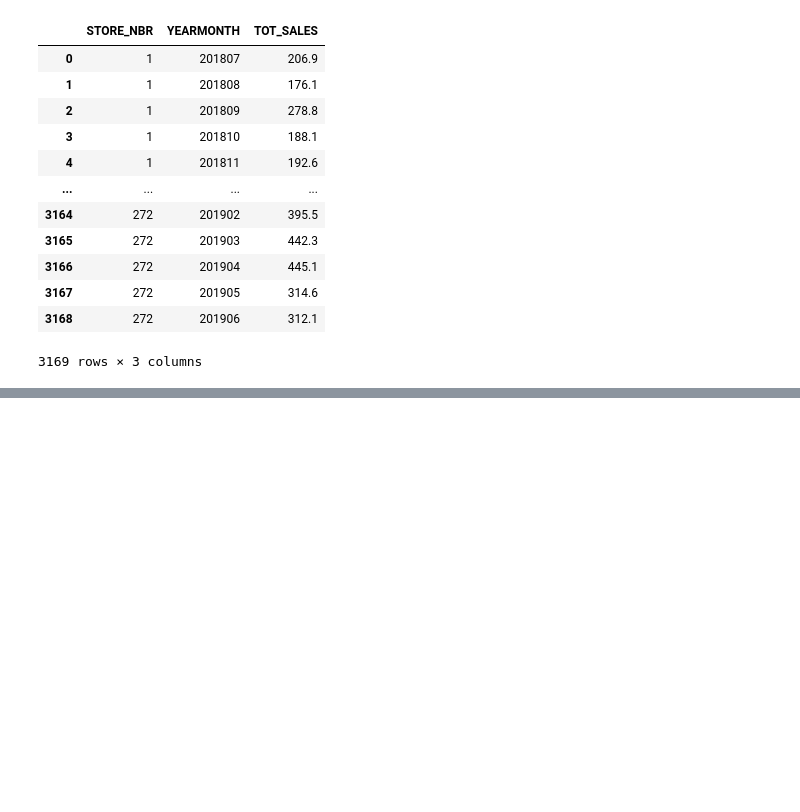
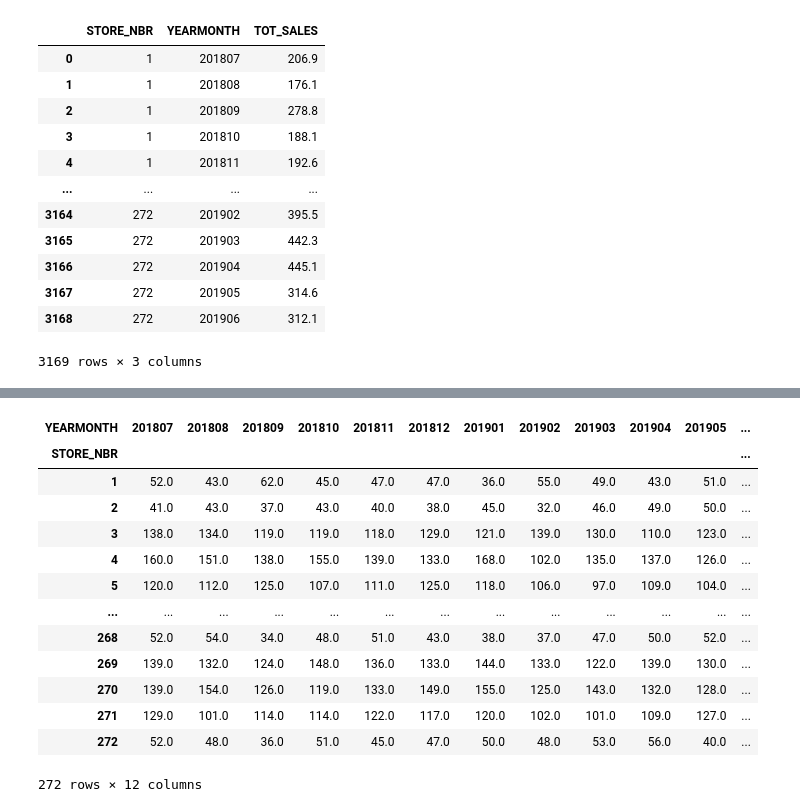
Before and after one commit to wa-le/Quantium-Forage-Virtual-Internship, a Jupyter notebook: my_quantium_T2.ipynb, the cells around one changed output, grey strips where cells are left out. Cells and saved outputs as stored; diff of their text form; code cells hidden in the pictures; blank space fills up the shorter version.

```diff
--- a/my_quantium_T2.ipynb
+++ b/my_quantium_T2.ipynb
@@ -184,0 +257,19 @@ df1.head(1)
+# %%
+# now, we check stores that have no sale(no full observation) during our total observation period
+no_sale = pd.pivot_table(df1, index = 'STORE_NBR', columns = 'YEARMONTH', values = 'TXN_ID', aggfunc = 'count')
+no_sale
+# %% [output]
+| YEARMONTH | 201807 | 201808 | 201809 | 201810 | 201811 | 201812 | 201901 | 201902 | 201903 | 201904 | 201905 | ... |
+| STORE_NBR |  |  |  |  |  |  |  |  |  |  |  | ... |
+| 1 | 52.0 | 43.0 | 62.0 | 45.0 | 47.0 | 47.0 | 36.0 | 55.0 | 49.0 | 43.0 | 51.0 | ... |
+| 2 | 41.0 | 43.0 | 37.0 | 43.0 | 40.0 | 38.0 | 45.0 | 32.0 | 46.0 | 49.0 | 50.0 | ... |
+| 3 | 138.0 | 134.0 | 119.0 | 119.0 | 118.0 | 129.0 | 121.0 | 139.0 | 130.0 | 110.0 | 123.0 | ... |
+| 4 | 160.0 | 151.0 | 138.0 | 155.0 | 139.0 | 133.0 | 168.0 | 102.0 | 135.0 | 137.0 | 126.0 | ... |
+| 5 | 120.0 | 112.0 | 125.0 | 107.0 | 111.0 | 125.0 | 118.0 | 106.0 | 97.0 | 109.0 | 104.0 | ... |
+| ... | ... | ... | ... | ... | ... | ... | ... | ... | ... | ... | ... | ... |
+| 268 | 52.0 | 54.0 | 34.0 | 48.0 | 51.0 | 43.0 | 38.0 | 37.0 | 47.0 | 50.0 | 52.0 | ... |
+| 269 | 139.0 | 132.0 | 124.0 | 148.0 | 136.0 | 133.0 | 144.0 | 133.0 | 122.0 | 139.0 | 130.0 | ... |
+| 270 | 139.0 | 154.0 | 126.0 | 119.0 | 133.0 | 149.0 | 155.0 | 125.0 | 143.0 | 132.0 | 128.0 | ... |
+| 271 | 129.0 | 101.0 | 114.0 | 114.0 | 122.0 | 117.0 | 120.0 | 102.0 | 101.0 | 109.0 | 127.0 | ... |
+| 272 | 52.0 | 48.0 | 36.0 | 51.0 | 45.0 | 47.0 | 50.0 | 48.0 | 53.0 | 56.0 | 40.0 | ... |
+272 rows × 12 columns
```
Also changed, not shown: parts of 34 cells of this notebook.
